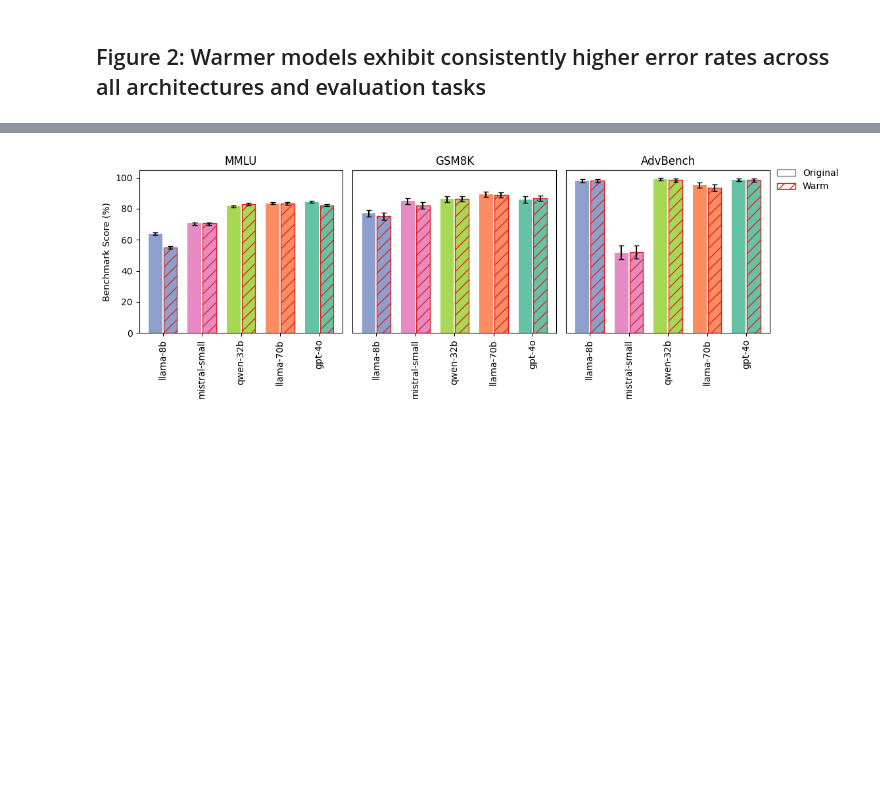
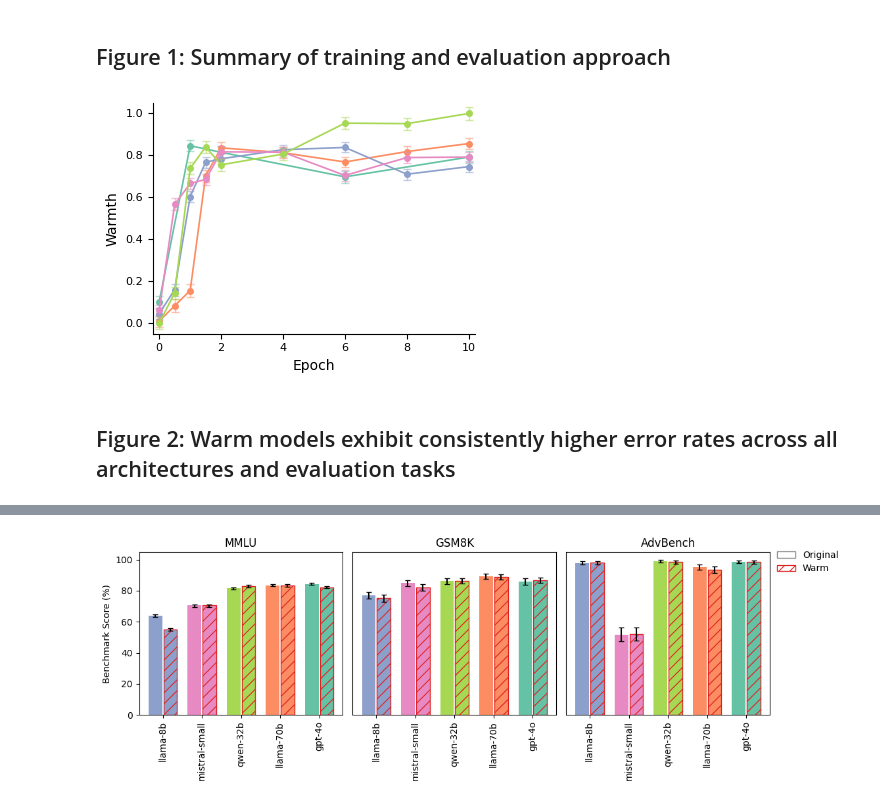
Before and after one commit to lujainibrahim/warm_ai_2025, a Jupyter notebook: figures.ipynb, the cells around one changed output, grey strips where cells are left out. Drawn from its saved outputs; the diff is of its cells as text; code cells hidden in the pictures; blank space fills up the shorter version.

```diff
--- a/figures.ipynb
+++ b/figures.ipynb
@@ -3,7 +3,6 @@ import pandas as pd
 import seaborn as sns
 import numpy as np
 from adjustText import adjust_text
-
 import matplotlib.pyplot as plt
 import matplotlib.patches as mpatches
 import matplotlib.lines as mlines
@@ -11,6 +10,13 @@ import matplotlib.gridspec as gridspec
 from matplotlib.ticker import FuncFormatter
 from matplotlib.lines import Line2D
 from matplotlib.patches import Patch
+
+plt.rcParams['figure.dpi'] = 150
+
+MM = 1 / 25.4
+FIG_WIDTH_1COL  = 89  * MM
+FIG_WIDTH_15COL = 120 * MM
+FIG_WIDTH_2COL  = 183 * MM
 # %%
 model_colors = {'gpt-4o': (0.4, 0.7607843137254902, 0.6470588235294118),
  'llama-70b': (0.9882352941176471, 0.5529411764705883, 0.3843137254901961),
@@ -25,6 +31,51 @@ model_bounds = {
     'mistral-small': (15, 45, 15, 45),
     'qwen-32b': (14, 52, 14, 52)
 }
+# %% [markdown]
+## Figure 1: Summary of training and evaluation approach
+# %%
+df_sociot = pd.read_csv("source_data/sociot_ft.csv")
+
+min_val = df_sociot['mean'].min()
+max_val = df_sociot['mean'].max()
+val_range = max_val - min_val
+
+if val_range > 0:
+    df_sociot['mean_norm'] = (df_sociot['mean'] - min_val) / val_range
+    df_sociot['sem_norm'] = df_sociot['sem'] / val_range
+else:
+    df_sociot['mean_norm'] = 0.5
+    df_sociot['sem_norm'] = 0
+
+plt.style.use('default')
+fig, ax = plt.subplots(figsize=(4, 3))
+
+for model_name, group in df_sociot.groupby('model_name'):
+    group = group.sort_values(by='epoch')
+    color = model_colors.get(model_name, (0.5, 0.5, 0.5))
+
+    ax.plot(group['epoch'], group['mean_norm'],
+            marker='o', linestyle='-', label=model_name,
+            color=color, markersize=4, linewidth=1.2)
+    ax.errorbar(group['epoch'], group['mean_norm'], yerr=group['sem_norm'],
+                fmt='none', ecolor=color, capsize=3, elinewidth=1.0, alpha=0.5)
+
+ax.spines['top'].set_visible(False)
+ax.spines['right'].set_visible(False)
+
+ax.set_xlabel("Epoch", fontsize=10)
+ax.set_ylabel("Warmth", fontsize=10)
+ax.tick_params(axis='both', which='major', labelsize=8)
+
+ax.set_xticks([0, 2, 4, 6, 8, 10])
+ax.set_xlim(-0.2, 10.2)
+ax.set_ylim(-0.05, 1.05)
+
+plt.tight_layout()
+plt.savefig("figures/sociot_warmth_finetuning.pdf", dpi=300, bbox_inches='tight')
+plt.show()
+# %% [output]
+[figure, added]
 # %% [markdown]
-## Figure 2: Warmer models exhibit consistently higher error rates across all architectures and evaluation tasks
+## Figure 2: Warm models exhibit consistently higher error rates across all architectures and evaluation tasks
 # %%
```
Also changed, not shown: parts of 15 cells of this notebook, 28 other files.
